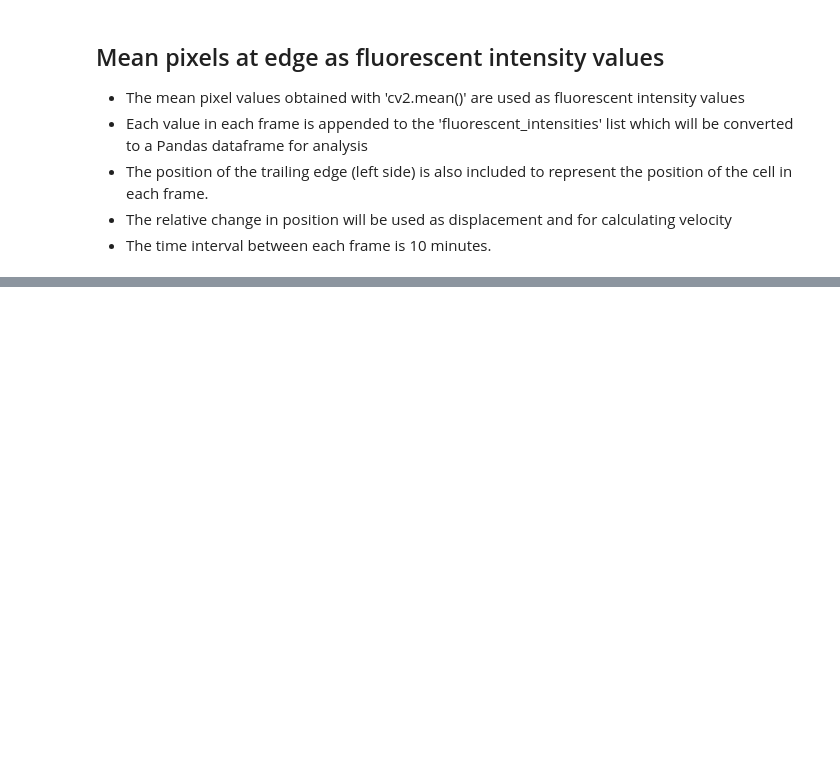
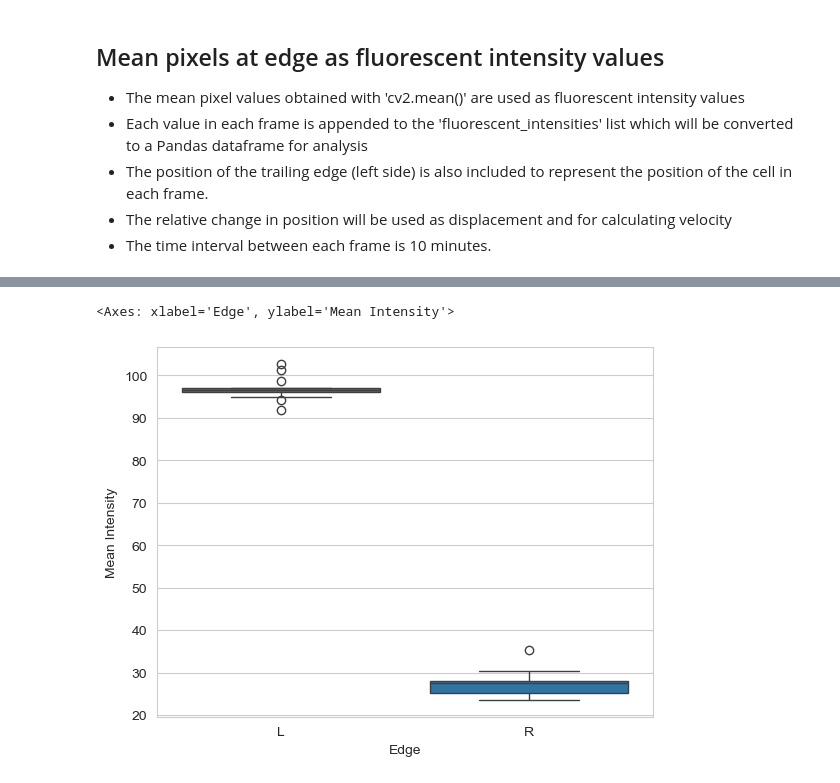
Before and after one commit to ProfNuru/cell-segmentations, a Jupyter notebook: Movie2_Analysis.ipynb, the cells around one changed output, grey strips where cells are left out. Saved outputs shown, nothing was run; the diff lists cells and outputs as text; code cells hidden in the pictures; blank space fills up the shorter version.

```diff
--- a/Movie2_Analysis.ipynb
+++ b/Movie2_Analysis.ipynb
@@ -306,0 +288,6 @@ That is, significantly more AQP4 proteins localize at the trailing edge than the
+# %%
+sns.set_style("whitegrid")
+sns.boxplot(x = 'Edge', y = 'Mean Intensity', data = data_df)
+# %% [output]
+<Axes: xlabel='Edge', ylabel='Mean Intensity'>
+[figure, added]
```
Also changed, not shown: parts of 27 cells of this notebook, 5 other files.
